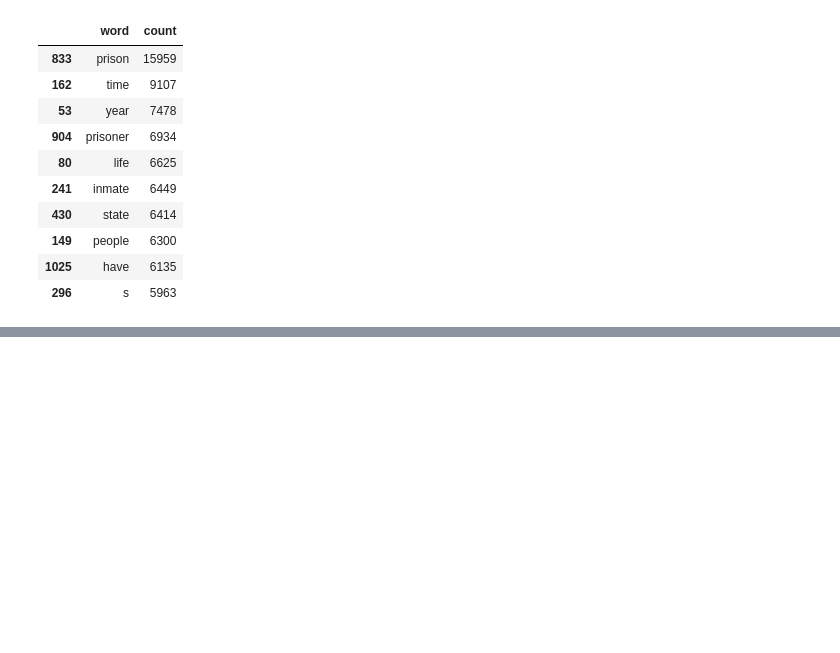
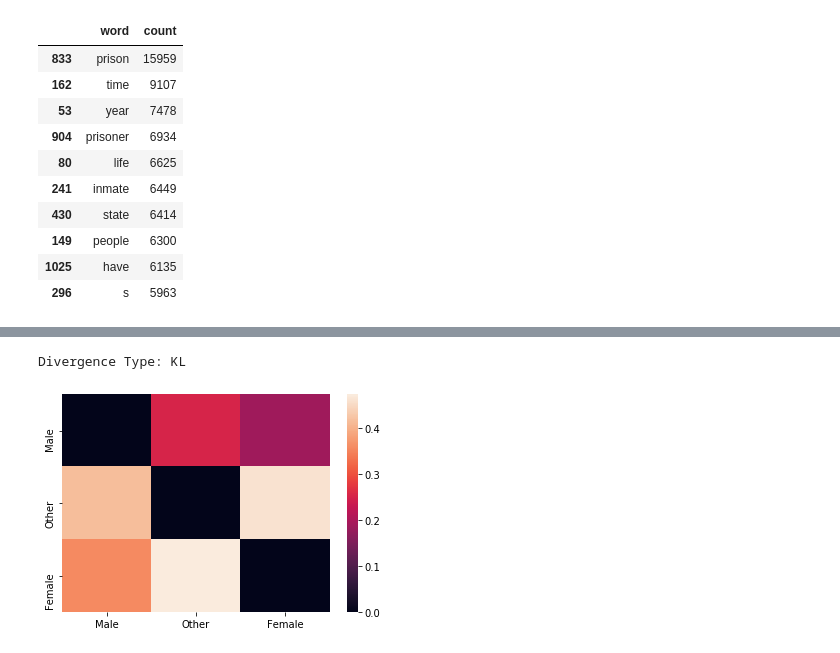
Before and after one commit to DSharm/american-prison-writing_nlp, a Jupyter notebook: analysis/exploratory_counting.ipynb, the cells around one changed output, grey strips where cells are left out. Drawn from its saved outputs; the diff is of its cells as text; code cells hidden in the pictures; blank space fills up the shorter version.

```diff
--- a/analysis/exploratory_counting.ipynb
+++ b/analysis/exploratory_counting.ipynb
@@ -190,0 +146,5 @@ plt.show()
+# %%
+ct.make_heat_map(gender_fileids,gender_corpora)
+# %% [output]
+Divergence Type: KL
+[figure, added]
```
Also changed, not shown: parts of 115 cells of this notebook, 1 other file.
